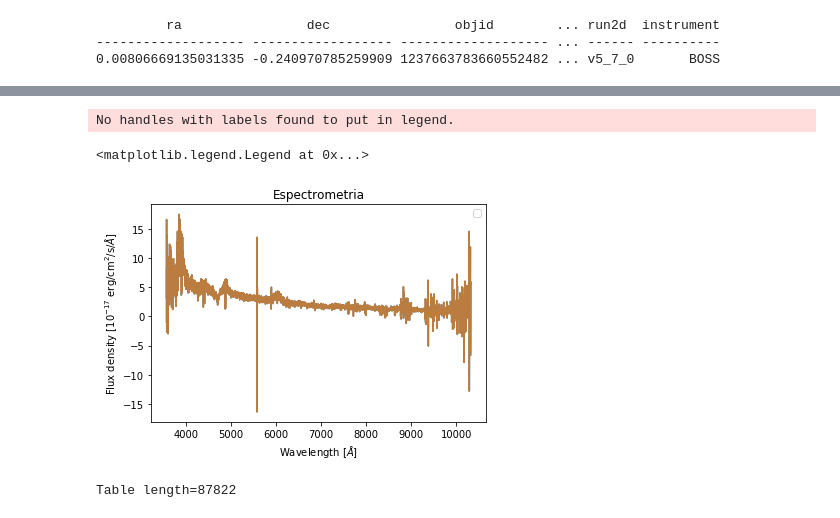
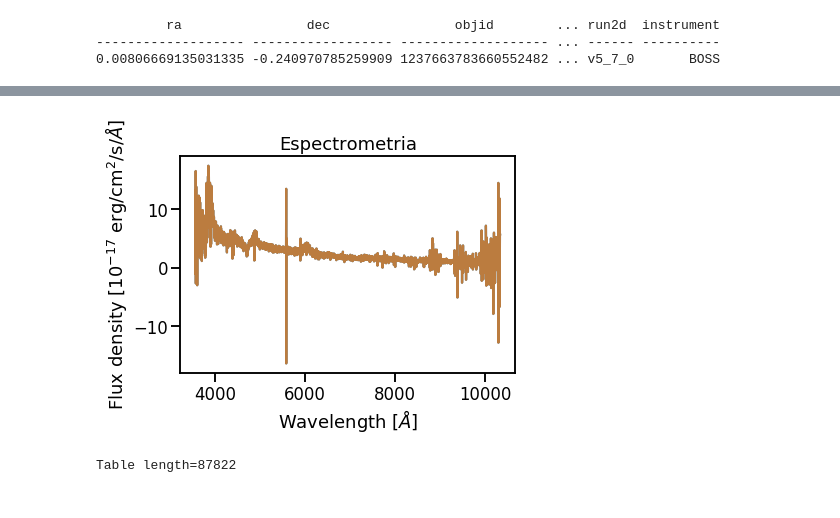
Before and after one commit to astrodatos/proyecto_aape, a Jupyter notebook: RegressionQuasar.ipynb, the cells around one changed output, grey strips where cells are left out. Saved outputs shown, nothing was run; the diff lists cells and outputs as text; code cells hidden in the pictures.

```diff
--- a/RegressionQuasar.ipynb
+++ b/RegressionQuasar.ipynb
@@ -117,5 +117,4 @@ plt.xlabel('Wavelength [$\AA$]')
 plt.ylabel('Flux density [10$^{-17}$ erg/cm$^2$/s/$\AA$]')
 plt.plot(10**lam,flux,alpha=0.7)
 plt.title('Espectrometria')
-plt.legend()
 # %% [output]
@@ -123,6 +122,4 @@ Downloading http://data.sdss3.org/sas/dr12/boss/spectro/redux/v5_7_0/spectra/421
-No handles with labels found to put in legend.
-<matplotlib.legend.Legend at 0x...>
-[figure, old version]
+[figure, new version]
 # %%
 import seaborn as sns
 import matplotlib.pyplot as plt
```
Also changed, not shown: parts of 1 cell of this notebook.
